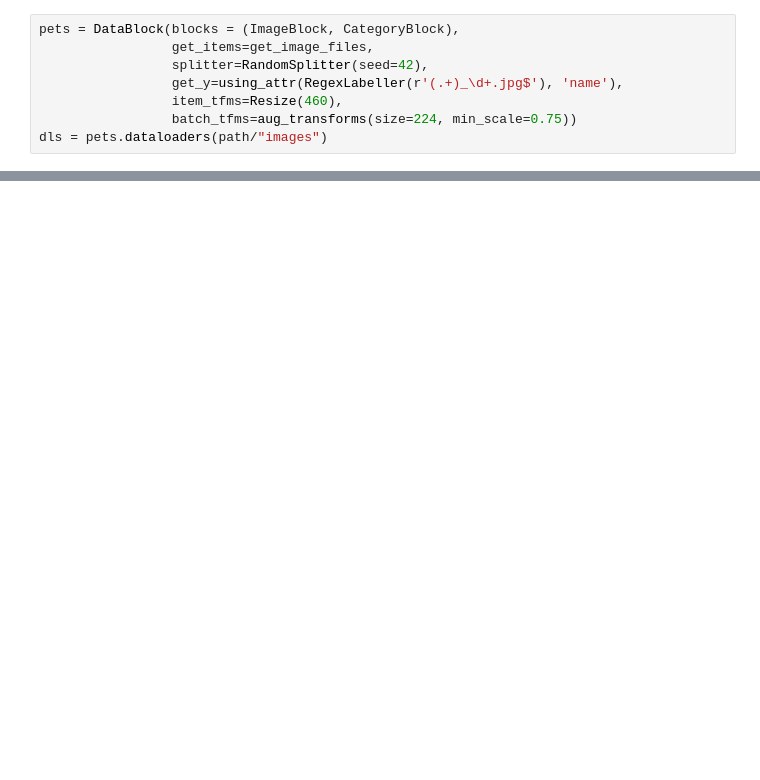
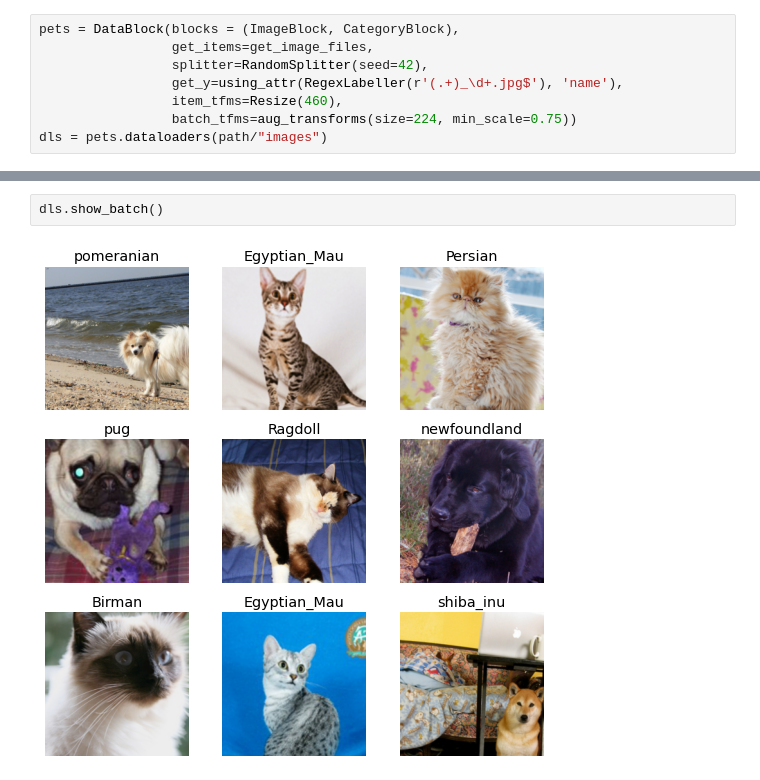
Before and after one commit to LukeWeidenwalker/fastai-notebooks, a Jupyter notebook: 05_pets.ipynb, the cells around one changed output, grey strips where cells are left out. Saved outputs shown, nothing was run; the diff lists cells and outputs as text; blank space fills up the shorter version.

```diff
--- a/05_pets.ipynb
+++ b/05_pets.ipynb
@@ -42,0 +22,4 @@ Building one sample
+# %%
+dls.show_batch()
+# %% [output]
+[figure, added]
```
Also changed, not shown: parts of 4 cells of this notebook.
